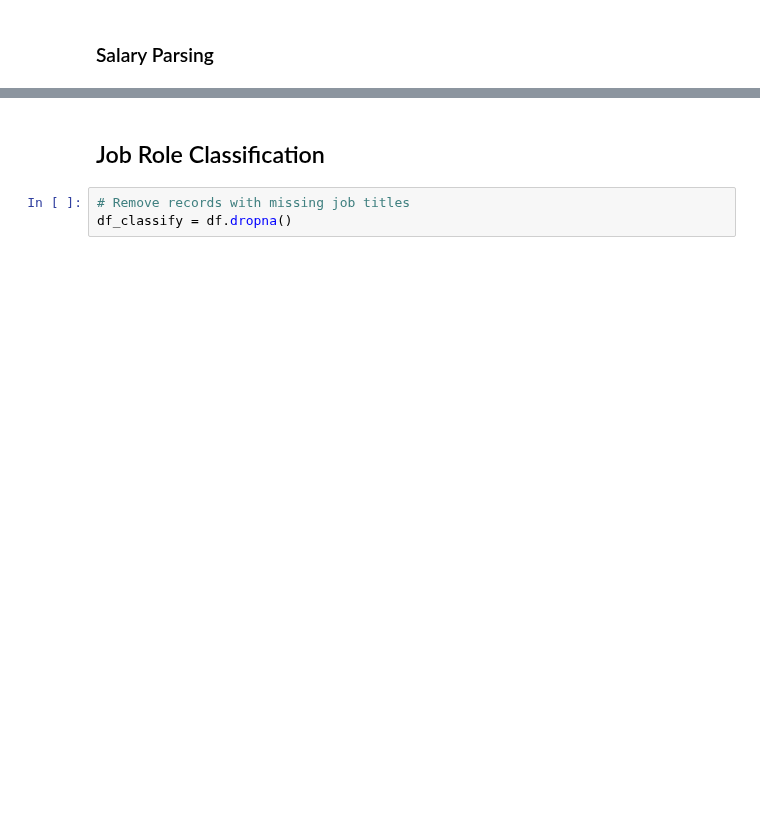
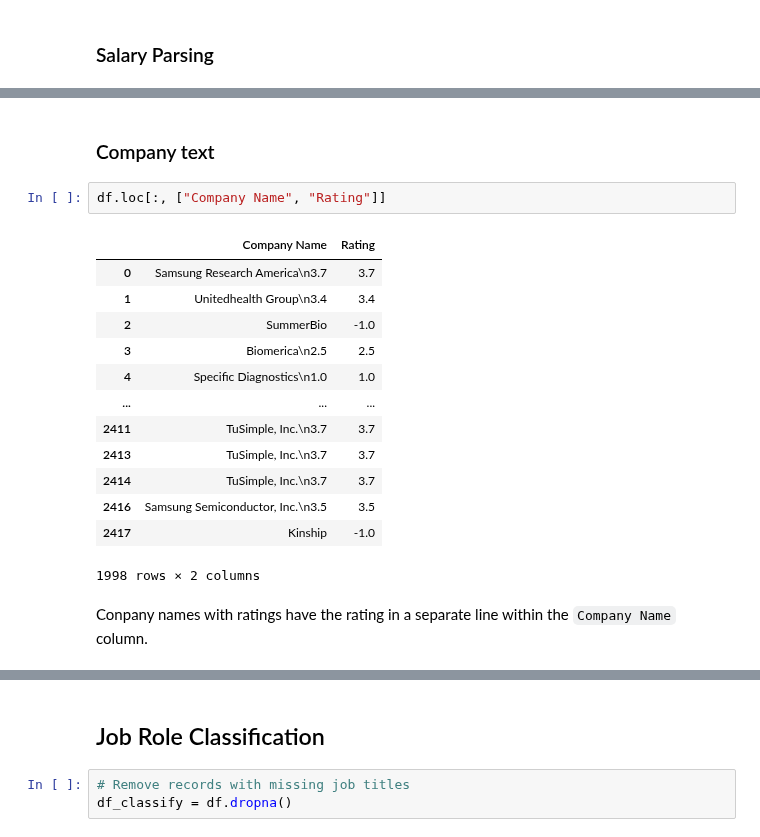
Before and after one commit to Jahnic/Data-Science, a Jupyter notebook: portfolio_project/data_clean.ipynb, the cells around one changed output, grey strips where cells are left out. Drawn from its saved outputs; the diff is of its cells as text; blank space fills up the shorter version.

```diff
--- a/portfolio_project/data_clean.ipynb
+++ b/portfolio_project/data_clean.ipynb
@@ -161,0 +236,20 @@ def parse_salaries(row):
+# %% [markdown]
+### Company text
+# %%
+df.loc[:, ["Company Name", "Rating"]]
+# %% [output]
+|  | Company Name | Rating |
+| 0 | Samsung Research America\n3.7 | 3.7 |
+| 1 | Unitedhealth Group\n3.4 | 3.4 |
+| 2 | SummerBio | -1.0 |
+| 3 | Biomerica\n2.5 | 2.5 |
+| 4 | Specific Diagnostics\n1.0 | 1.0 |
+| ... | ... | ... |
+| 2411 | TuSimple, Inc.\n3.7 | 3.7 |
+| 2413 | TuSimple, Inc.\n3.7 | 3.7 |
+| 2414 | TuSimple, Inc.\n3.7 | 3.7 |
+| 2416 | Samsung Semiconductor, Inc.\n3.5 | 3.5 |
+| 2417 | Kinship | -1.0 |
+1998 rows × 2 columns
+# %% [markdown]
+Conpany names with ratings have the rating in a separate line within the `Company Name` column.
```
Also changed, not shown: parts of 20 cells of this notebook.
